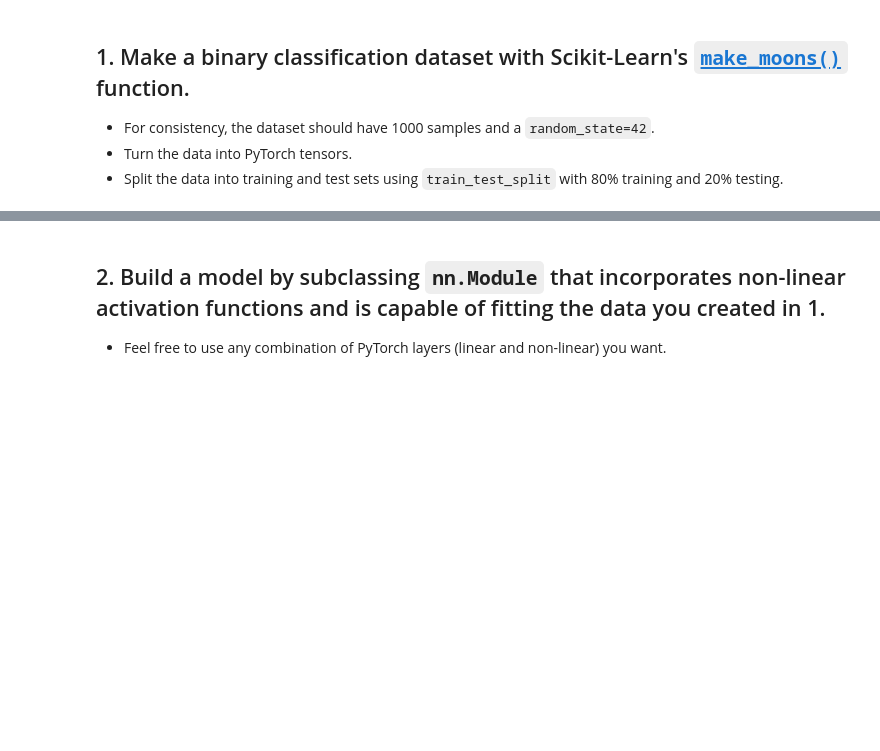
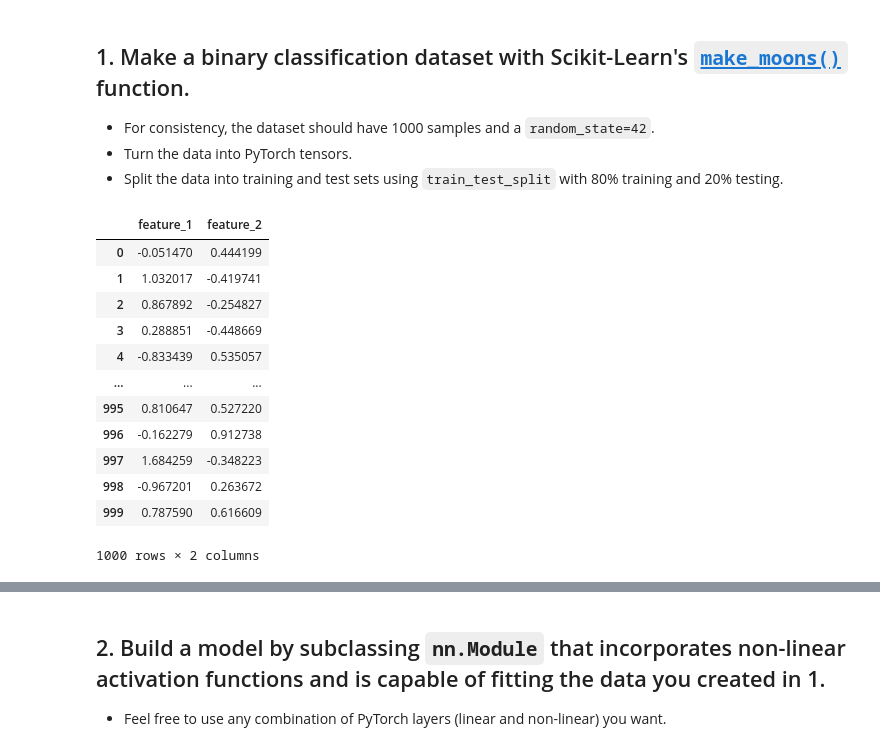
Before and after one commit to McLight-Note/AI-self-study, a Jupyter notebook: Project_13_PyTorch/02_pytorch_classification_exercises.ipynb, the cells around one changed output, grey strips where cells are left out. Drawn from its saved outputs; the diff is of its cells as text; code cells hidden in the pictures; blank space fills up the shorter version.

```diff
--- a/Project_13_PyTorch/02_pytorch_classification_exercises.ipynb
+++ b/Project_13_PyTorch/02_pytorch_classification_exercises.ipynb
@@ -37,3 +38,19 @@ import pandas as pd
+# %%
+df
+# %% [output]
+|  | feature_1 | feature_2 |
+| 0 | -0.051470 | 0.444199 |
+| 1 | 1.032017 | -0.419741 |
+| 2 | 0.867892 | -0.254827 |
+| 3 | 0.288851 | -0.448669 |
+| 4 | -0.833439 | 0.535057 |
+| ... | ... | ... |
+| 995 | 0.810647 | 0.527220 |
+| 996 | -0.162279 | 0.912738 |
+| 997 | 1.684259 | -0.348223 |
+| 998 | -0.967201 | 0.263672 |
+| 999 | 0.787590 | 0.616609 |
+1000 rows × 2 columns
 # %%
 # Visualize the data on a scatter plot
 import matplotlib.pyplot as plt
```
Also changed, not shown: parts of 9 cells of this notebook.
